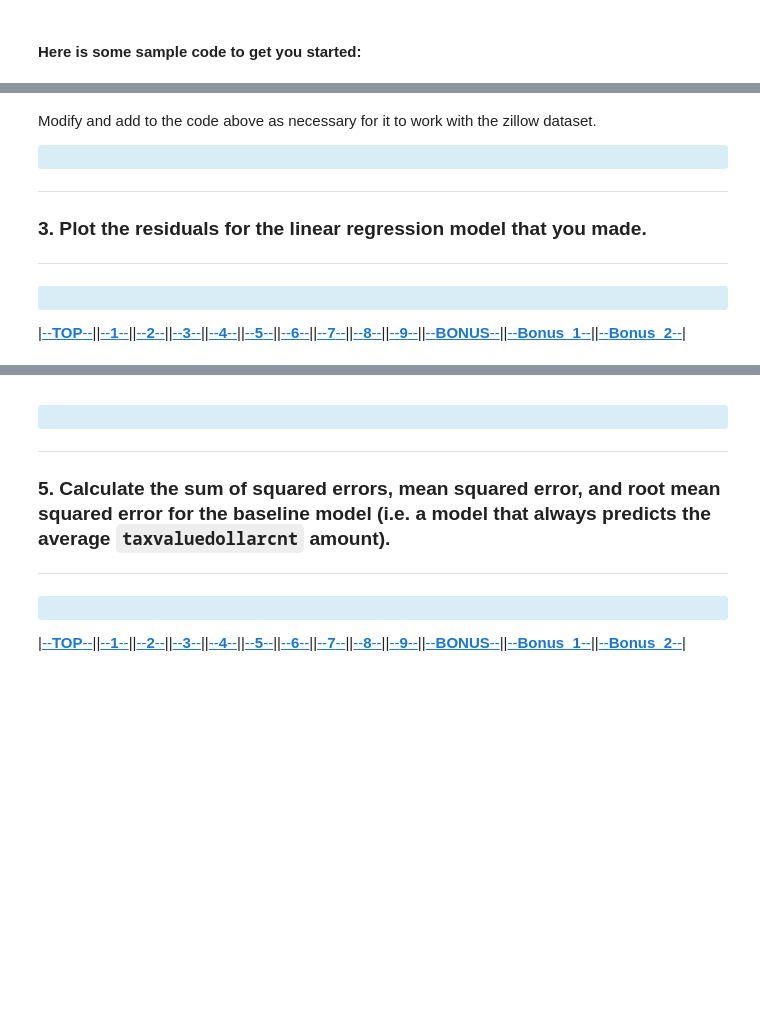
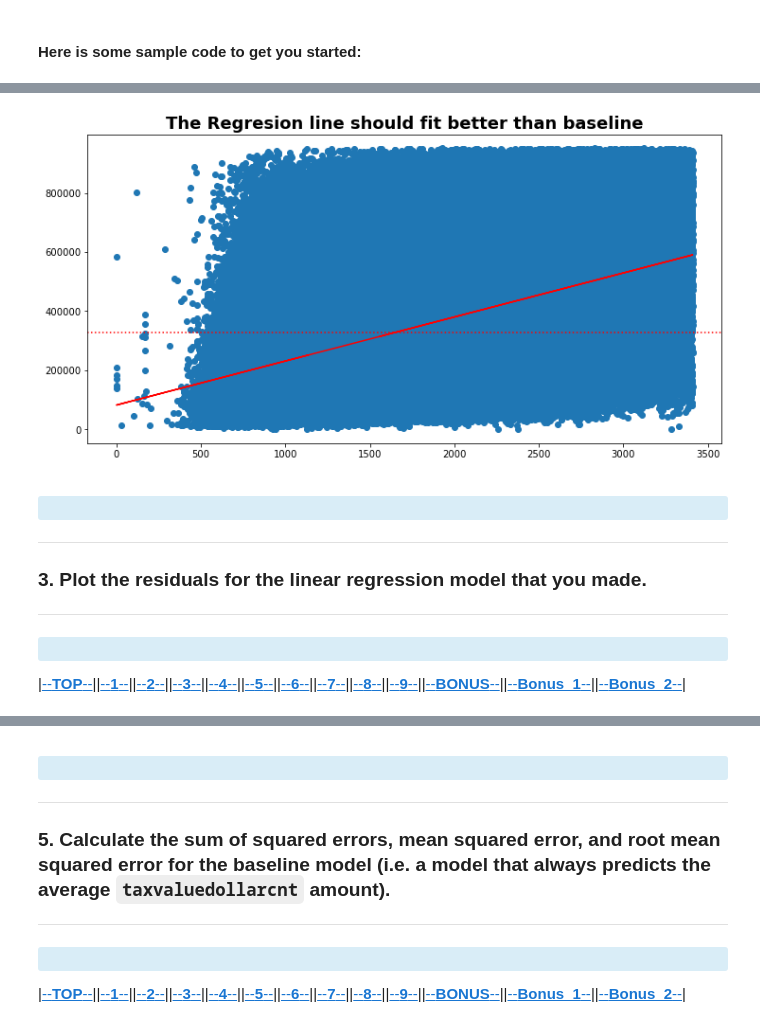
Before and after one commit to David-Howell/regression-exercises, a Jupyter notebook: evaluate.ipynb, the cells around one changed output, grey strips where cells are left out. Cells and saved outputs as stored; diff of their text form; code cells hidden in the pictures; blank space fills up the shorter version.

```diff
--- a/evaluate.ipynb
+++ b/evaluate.ipynb
@@ -36,6 +117,9 @@ Do you work for this exercise in either a jupyter notebook named `evaluate` with
 </div>
 
 |[--__TOP__--](#TOP)||[--__1__--](#1)||[--__2__--](#2)||[--__3__--](#3)||[--__4__--](#4)||[--__5__--](#5)||[--__6__--](#6)||[--__7__--](#7)||[--__8__--](#8)||[--__9__--](#9)||[--__BONUS__--](#BONUS)||[--__Bonus_1__--](#B1)||[--__Bonus_2__--](#B2)|
+# %%
+X = train[['sqft']]
+y = train.tax_appraisal
 # %% [markdown]
 #### Here is some sample code to get you started:
 # %%
@@ -46,0 +133,2 @@ predictions = model.predict(X)
+# %%
+train['yhat'] = predictions
@@ -47,6 +144,26 @@ predictions = model.predict(X)
+# %%
+plt.figure(figsize=(12,6))
+
+plt.scatter(train.sqft, train.tax_appraisal)
+
+plt.axhline(baseline, ls=':', c= 'red')
+
+plt.plot(train.sqft, train.yhat, c= 'red')
+
+plt.title('The Regresion line should fit better than baseline',
+          fontdict={'fontsize': 18,
+                    'fontweight': 'bold',
+                    'color': 'black',
+#                     'verticalalignment': 'baseline',
+#                     'horizontalalignment': loc
+
+          }
+         )
+
+plt.show()
+# %% [output]
+[figure, added]
 # %% [markdown]
-Modify and add to the code above as necessary for it to work with the zillow dataset.
-
 <a id='3'> </a>
 <div class="alert alert-block alert-info">
 </div>
```
Also changed, not shown: parts of 61 cells of this notebook.
